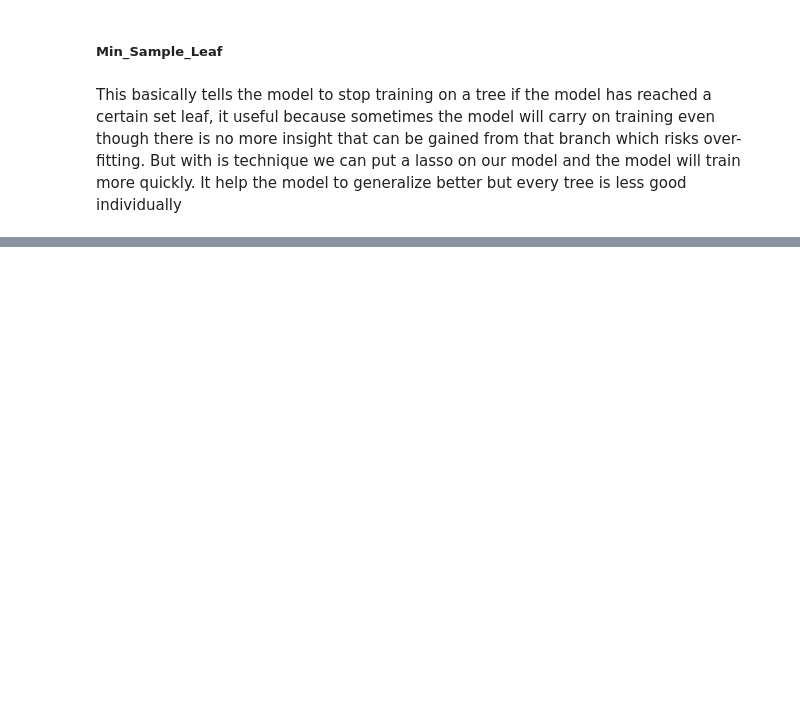
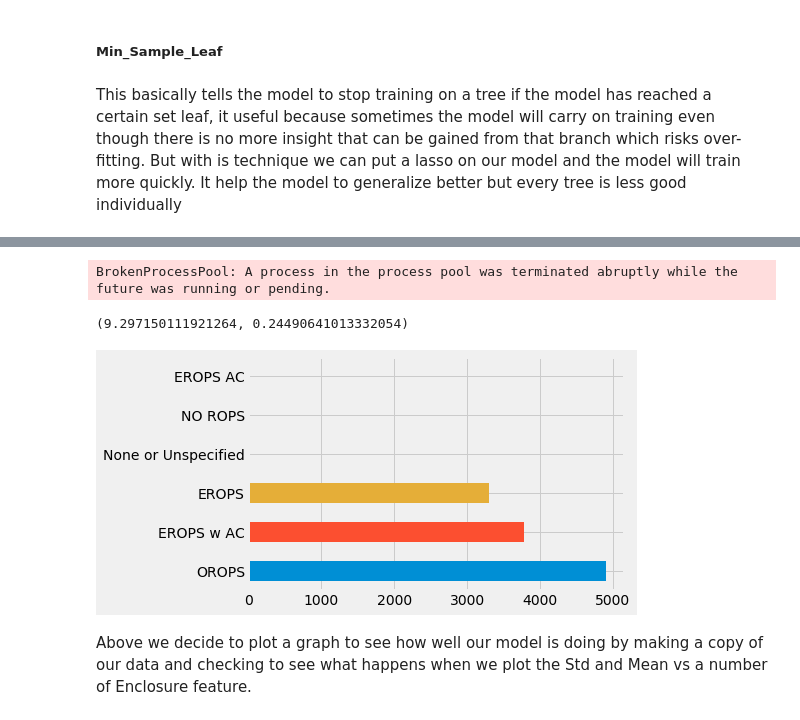
Before and after one commit to MrRutledge/ML_Practice, a Jupyter notebook: FastAi_ML_RandomForest.ipynb, the cells around one changed output, grey strips where cells are left out. Cells and saved outputs as stored; diff of their text form; code cells hidden in the pictures; blank space fills up the shorter version.

```diff
--- a/FastAi_ML_RandomForest.ipynb
+++ b/FastAi_ML_RandomForest.ipynb
@@ -555,0 +621,17 @@ print_score(m)
+# %%
+#pallarel method it saves time.
+def get_preds(t): return t.predict(X_valid)
+%time preds = np.stack(parallel_trees(m, get_preds))
+np.mean(preds[:,0]), np.std(preds[:,0])
+# %% [output]
+BrokenProcessPool: A process in the process pool was terminated abruptly while the future was running or pending.
+(9.297150111921264, 0.24490641013332054)
+# %%
+x = raw_valid.copy()
+x['pred_std'] = np.std(preds, axis=0)
+x['pred'] = np.mean(preds, axis=0)
+x.Enclosure.value_counts().plot.barh();
+# %% [output]
+[figure, added]
+# %% [markdown]
+Above we decide to plot a graph to see how well our model is doing by making a copy of our data and checking to see what happens when we plot the Std and Mean vs a number of Enclosure feature.
```
Also changed, not shown: parts of 56 cells of this notebook.
